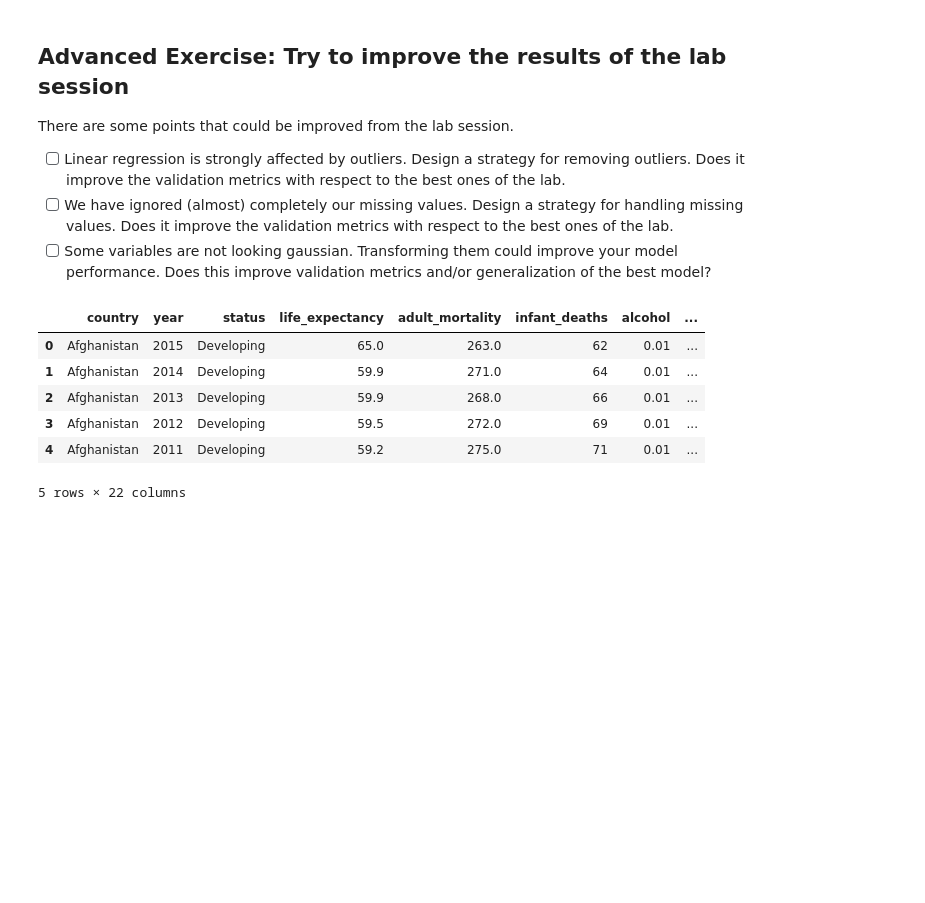
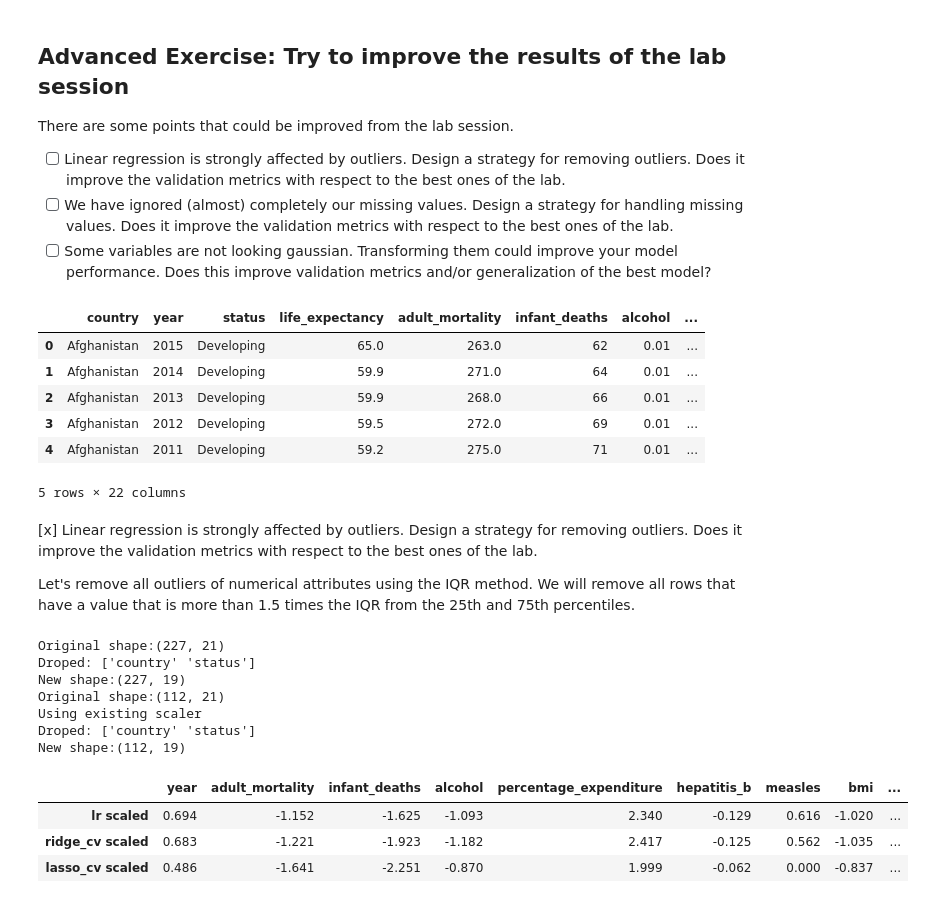
Before and after one commit to Lorenc1o/BDMA_Notes, a Jupyter notebook: UPC/Machine_Learning/Labs/lab04/ml04-exercise.ipynb, the cells around one changed output. Cells and saved outputs as stored; diff of their text form; code cells hidden in the pictures; blank space fills up the shorter version.

```diff
--- a/UPC/Machine_Learning/Labs/lab04/ml04-exercise.ipynb
+++ b/UPC/Machine_Learning/Labs/lab04/ml04-exercise.ipynb
@@ -63,3 +259,22 @@ life_expentancy_data.head()
 | 3 | Afghanistan | 2012 | Developing | 59.5 | 272.0 | 69 | 0.01 | ... |
 | 4 | Afghanistan | 2011 | Developing | 59.2 | 275.0 | 71 | 0.01 | ... |
 5 rows × 22 columns
+# %% [markdown]
+[x] Linear regression is strongly affected by outliers. Design a strategy for removing outliers. Does it improve the validation metrics with respect to the best ones of the lab.
+
+Let's remove all outliers of numerical attributes using the IQR method. We will remove all rows that have a value that is more than 1.5 times the IQR from the 25th and 75th percentiles.
+# %%
+def remove_outliers(df):
+    # Select the numerical columns
+    numerical_columns = df.dtypes[df.dtypes != 'category'].index.values
+
+    # We remove outliers for each numerical column
+    for column in numerical_columns:
+        Q1 = df[column].quantile(0.25)
+        Q3 = df[column].quantile(0.75)
+        IQR = Q3 - Q1
+        df = df[(df[column] >= Q1 - 1.5 * IQR) & (df[column] <= Q3 + 1.5 * IQR)]
+
+    return df
+# %%
+life_expentancy_data = remove_outliers(life_expentancy_data)
@@ -65,0 +287,32 @@ life_expentancy_data.head()
+# %%
+X_train, X_test, y_train, y_test = train_test_split(X, y, test_size=0.33, random_state=42)
+X_train, y_train, scaler = scaling_preprocessing(X_train,y_train)
+X_test, y_test, _ = scaling_preprocessing(X_test,y_test,scaler)
+
+lr_scaled = LinearRegression()
+lr_scaled.fit(X_train,y_train)
+r2_lr_scaled = np.mean(cross_val_score(lr_scaled, X_train,y_train, cv=5, scoring='r2'))
+
+ridge_cv_scaled =RidgeCV(alphas=lambdas,cv=5)
+ridge_cv_scaled.fit(X_train,y_train)
+r2_ridge_scaled = np.mean(cross_val_score(ridge_cv_scaled, X_train,y_train, cv=5, scoring='r2'))
+
+
+lasso_cv_scaled =LassoCV(alphas=lambdas,cv=5)
+lasso_cv_scaled.fit(X_train,y_train)
+r2_lasso_scaled = np.mean(cross_val_score(ridge_cv_scaled, X_train,y_train, cv=5, scoring='r2'))
+
+weights = pd.DataFrame({'lr scaled':lr_scaled.coef_, 'ridge_cv scaled':ridge_cv_scaled.coef_, 'lasso_cv scaled':lasso_cv_scaled.coef_},index=X_train.columns)
+weights.T
+# %% [output]
+Original shape:(227, 21)
+Droped: ['country' 'status']
+New shape:(227, 19)
+Original shape:(112, 21)
+Using existing scaler
+Droped: ['country' 'status']
+New shape:(112, 19)
+|  | year | adult_mortality | infant_deaths | alcohol | percentage_expenditure | hepatitis_b | measles | bmi | ... |
+| lr scaled | 0.694 | -1.152 | -1.625 | -1.093 | 2.340 | -0.129 | 0.616 | -1.020 | ... |
+| ridge_cv scaled | 0.683 | -1.221 | -1.923 | -1.182 | 2.417 | -0.125 | 0.562 | -1.035 | ... |
+| lasso_cv scaled | 0.486 | -1.641 | -2.251 | -0.870 | 1.999 | -0.062 | 0.000 | -0.837 | ... |
```
Also changed, not shown: parts of 32 cells of this notebook, 1 other file.
